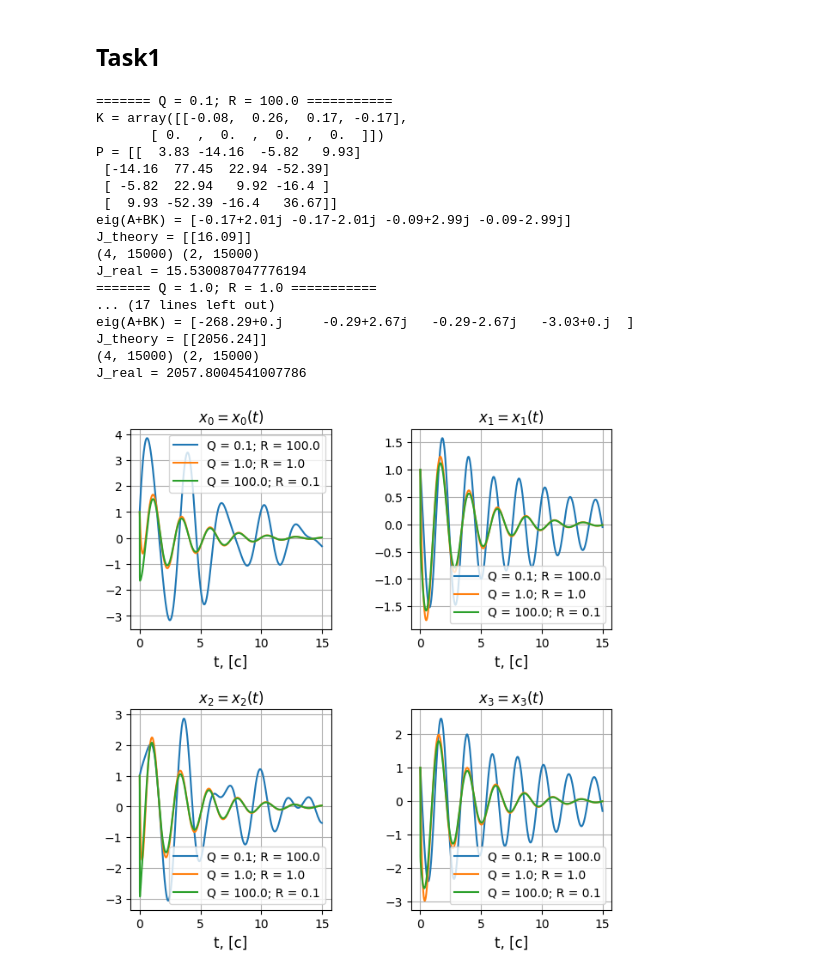
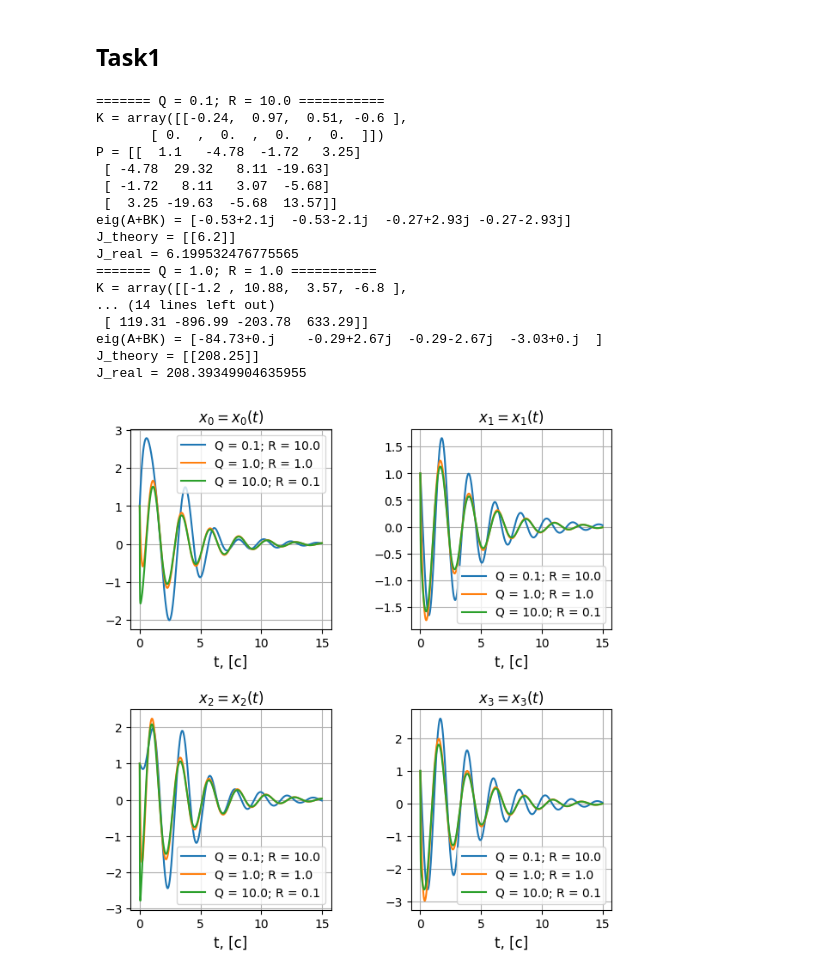
Before and after one commit to lalayants/control-theory-itmo-2023-2024, a Jupyter notebook: spring/Lab10/lab10.ipynb, the cells around one changed output. Cells and saved outputs as stored; diff of their text form; code cells hidden in the pictures.

```diff
--- a/spring/Lab10/lab10.ipynb
+++ b/spring/Lab10/lab10.ipynb
@@ -84,11 +84,11 @@ D= np.array([[0, 0],
 ## Task1
 # %%
 task1_x0 = np.ones(A.shape[0]).reshape(-1, 1)
-values = np.array([1e-1, 1, 1e2])
+values = np.array([1e-1, 1, 1e1])
 dt = 0.001
 ts = get_t(15, dt=dt)
 # %%
-task1_reses = []
+task1_us = []
 fig, axs = plt.subplots(2, 2, figsize=(7, 7))
 plt.subplots_adjust(left=0.1, bottom=0.1, right=0.9, top=0.9, wspace=0.4,hspace=0.4)
 
@@ -96,48 +96,47 @@ for indx in range(values.shape[0]):
     print(f'======= Q = {values[indx]}; R = {values[::-1][indx]} ===========')
     Q = np.diag(np.ones((A.shape[0]))) * values[indx]
     R = np.diag(np.ones((B.shape[1]))) * values[::-1][indx]
     K, S, E = control.lqr(A, B, Q, R)
     print(f'{K = }')
     print(f'P = {S}')
     print(f'eig(A+BK) = {E}')
     print(f"J_theory = {task1_x0.T @ S @ task1_x0}")
 
     ss = control.ss(A - B@K, A*0, A*0, A*0)
     res = control.forced_response(ss, X0=task1_x0, T=ts)
 
     xs = res.states
     us = - K @ xs
-    print(xs.shape, us.shape)
     print(f"J_real = {dt * np.sum(np.diagonal(xs.T @ Q @ xs + us.T @ R @ us))}")
-
+    task1_us.append((us, f'Q = {values[indx]}; R = {values[::-1][indx]}'))
 
 
 
     for i, state in enumerate(res.states):
         axs[i//2, i%2].plot(ts, state, label=f'Q = {values[indx]}; R = {values[::-1][indx]}')
 
 for i in range(4):
     axs[i//2, i%2].set_xlabel(f"t, [c]", fontsize=12)
     axs[i//2, i%2].set_title(f"$x_{i} = x_{i}(t)$", fontsize=12)
     axs[i//2, i%2].grid(True)
     axs[i//2, i%2].legend()
 plt.savefig(f'{SAVE_PATH}/task1_states.jpg')
 # %% [output]
-======= Q = 0.1; R = 100.0 ===========
-K = array([[-0.08,  0.26,  0.17, -0.17],
+======= Q = 0.1; R = 10.0 ===========
+K = array([[-0.24,  0.97,  0.51, -0.6 ],
        [ 0.  ,  0.  ,  0.  ,  0.  ]])
-P = [[  3.83 -14.16  -5.82   9.93]
- [-14.16  77.45  22.94 -52.39]
- [ -5.82  22.94   9.92 -16.4 ]
- [  9.93 -52.39 -16.4   36.67]]
-eig(A+BK) = [-0.17+2.01j -0.17-2.01j -0.09+2.99j -0.09-2.99j]
-J_theory = [[16.09]]
-(4, 15000) (2, 15000)
-J_real = 15.530087047776194
+P = [[  1.1   -4.78  -1.72   3.25]
+ [ -4.78  29.32   8.11 -19.63]
+ [ -1.72   8.11   3.07  -5.68]
+ [  3.25 -19.63  -5.68  13.57]]
+eig(A+BK) = [-0.53+2.1j  -0.53-2.1j  -0.27+2.93j -0.27-2.93j]
+J_theory = [[6.2]]
+J_real = 6.199532476775565
 ======= Q = 1.0; R = 1.0 ===========
-... (17 lines left out)
-eig(A+BK) = [-268.29+0.j     -0.29+2.67j   -0.29-2.67j   -3.03+0.j  ]
-J_theory = [[2056.24]]
-(4, 15000) (2, 15000)
-J_real = 2057.8004541007786
+K = array([[-1.2 , 10.88,  3.57, -6.8 ],
+... (14 lines left out)
+ [ 119.31 -896.99 -203.78  633.29]]
+eig(A+BK) = [-84.73+0.j    -0.29+2.67j  -0.29-2.67j  -3.03+0.j  ]
+J_theory = [[208.25]]
+J_real = 208.39349904635955
-[figure, old version]
+[figure, new version]
```
Also changed, not shown: parts of 8 cells of this notebook, 1 other file.
